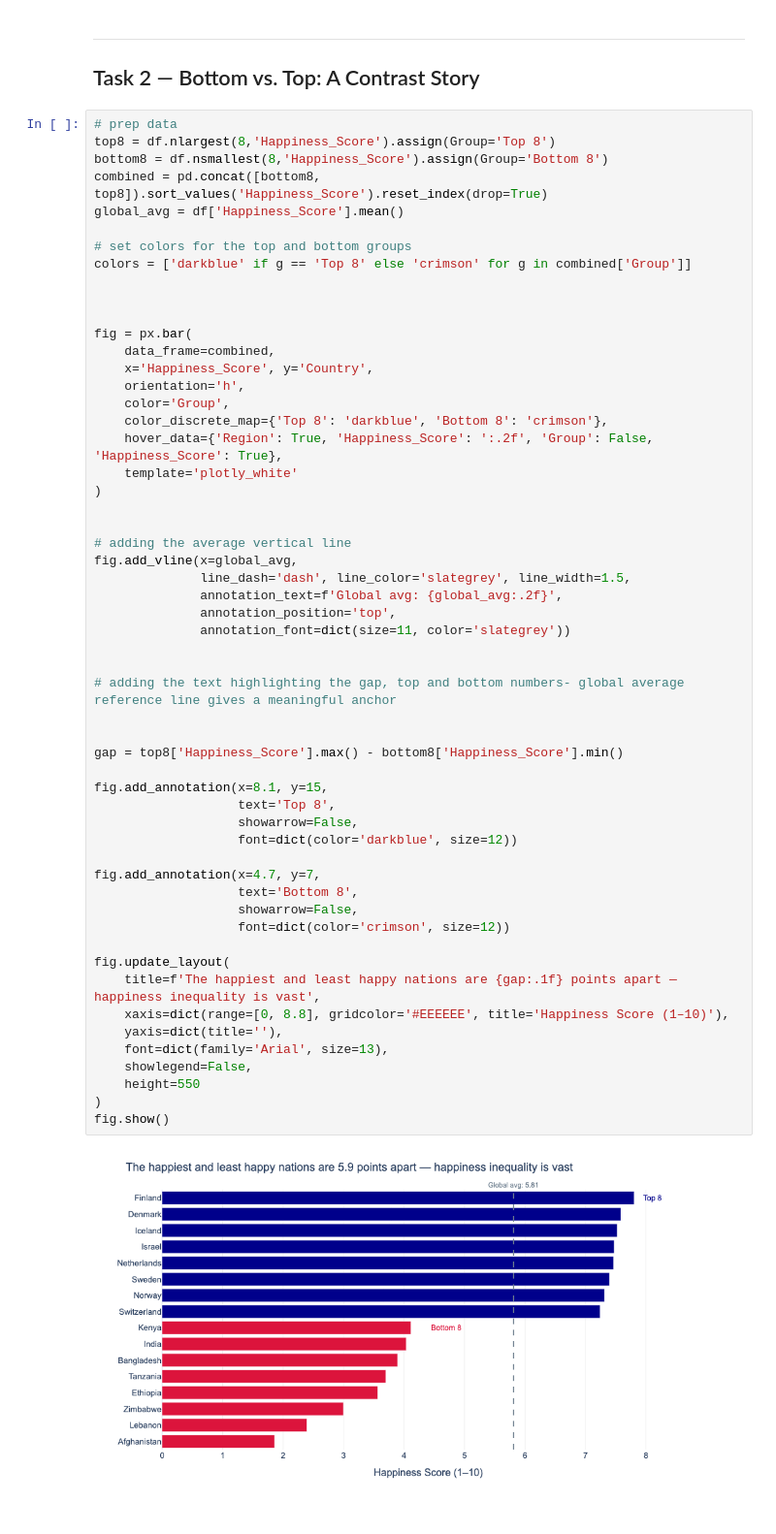
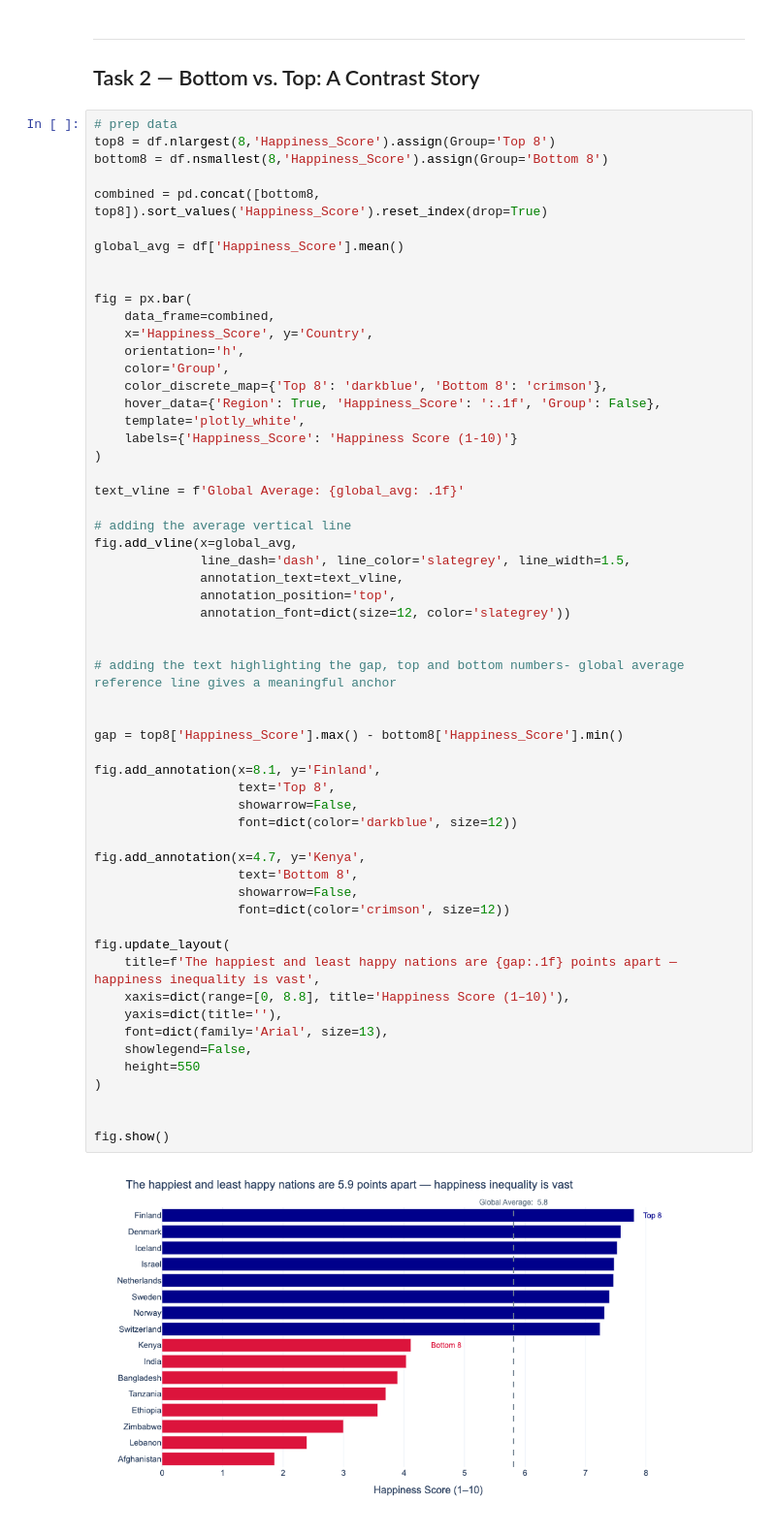
Before and after one commit to poorviika/dataviz-exercises-poorvika, a Jupyter notebook: week02/lecture02_model_answer.ipynb, the cells around one changed output. Shown at 97% size. Saved outputs shown, nothing was run; the diff lists cells and outputs as text.

```diff
--- a/week02/lecture02_model_answer.ipynb
+++ b/week02/lecture02_model_answer.ipynb
@@ -79,12 +80,10 @@ fig.show()
 # prep data
 top8 = df.nlargest(8,'Happiness_Score').assign(Group='Top 8')
 bottom8 = df.nsmallest(8,'Happiness_Score').assign(Group='Bottom 8')
+
 combined = pd.concat([bottom8, top8]).sort_values('Happiness_Score').reset_index(drop=True)
+
 global_avg = df['Happiness_Score'].mean()
-
-# set colors for the top and bottom groups
-colors = ['darkblue' if g == 'Top 8' else 'crimson' for g in combined['Group']]
-
 
 
 fig = px.bar(
@@ -93,42 +92,46 @@ fig = px.bar(
     orientation='h',
     color='Group',
     color_discrete_map={'Top 8': 'darkblue', 'Bottom 8': 'crimson'},
-    hover_data={'Region': True, 'Happiness_Score': ':.2f', 'Group': False, 'Happiness_Score': True},
-    template='plotly_white'
+    hover_data={'Region': True, 'Happiness_Score': ':.1f', 'Group': False},
+    template='plotly_white',
+    labels={'Happiness_Score': 'Happiness Score (1-10)'}
 )
 
+text_vline = f'Global Average: {global_avg: .1f}'
 
 # adding the average vertical line
 fig.add_vline(x=global_avg,
               line_dash='dash', line_color='slategrey', line_width=1.5,
-              annotation_text=f'Global avg: {global_avg:.2f}',
+              annotation_text=text_vline,
               annotation_position='top',
-              annotation_font=dict(size=11, color='slategrey'))
+              annotation_font=dict(size=12, color='slategrey'))
 
 
 # adding the text highlighting the gap, top and bottom numbers- global average reference line gives a meaningful anchor
 
 
 gap = top8['Happiness_Score'].max() - bottom8['Happiness_Score'].min()
 
-fig.add_annotation(x=8.1, y=15,
+fig.add_annotation(x=8.1, y='Finland',
                    text='Top 8',
                    showarrow=False,
                    font=dict(color='darkblue', size=12))
 
-fig.add_annotation(x=4.7, y=7,
+fig.add_annotation(x=4.7, y='Kenya',
                    text='Bottom 8',
                    showarrow=False,
                    font=dict(color='crimson', size=12))
 
 fig.update_layout(
     title=f'The happiest and least happy nations are {gap:.1f} points apart — happiness inequality is vast',
-    xaxis=dict(range=[0, 8.8], gridcolor='#EEEEEE', title='Happiness Score (1–10)'),
+    xaxis=dict(range=[0, 8.8], title='Happiness Score (1–10)'),
     yaxis=dict(title=''),
     font=dict(family='Arial', size=13),
     showlegend=False,
     height=550
 )
+
+
 fig.show()
 # %% [output]
-[figure, old version]
+[figure, new version]
```
Also changed, not shown: parts of 2 cells of this notebook, 1 other file.
